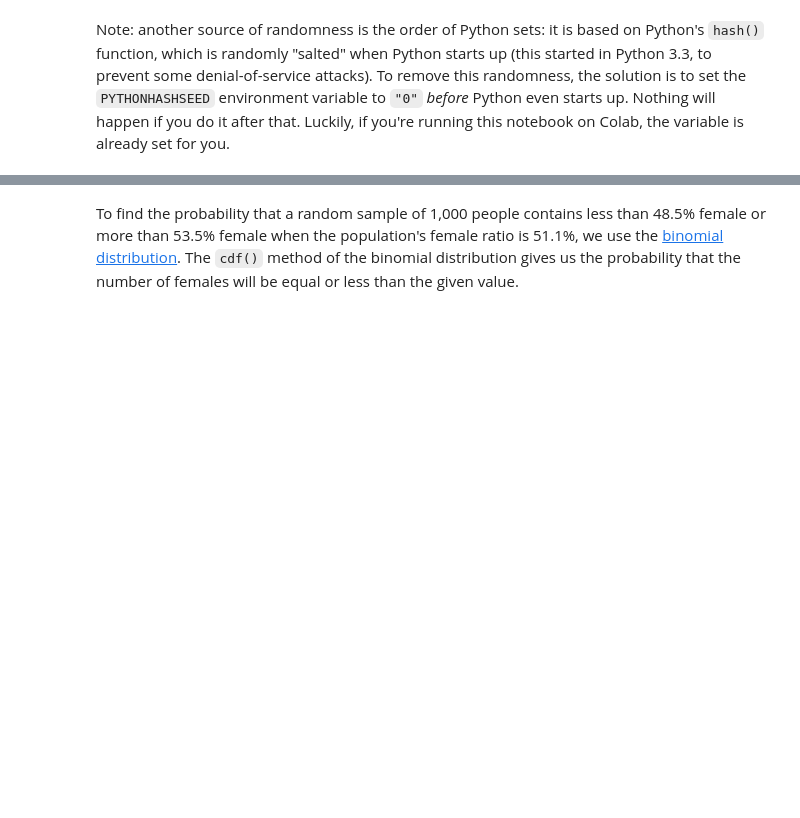
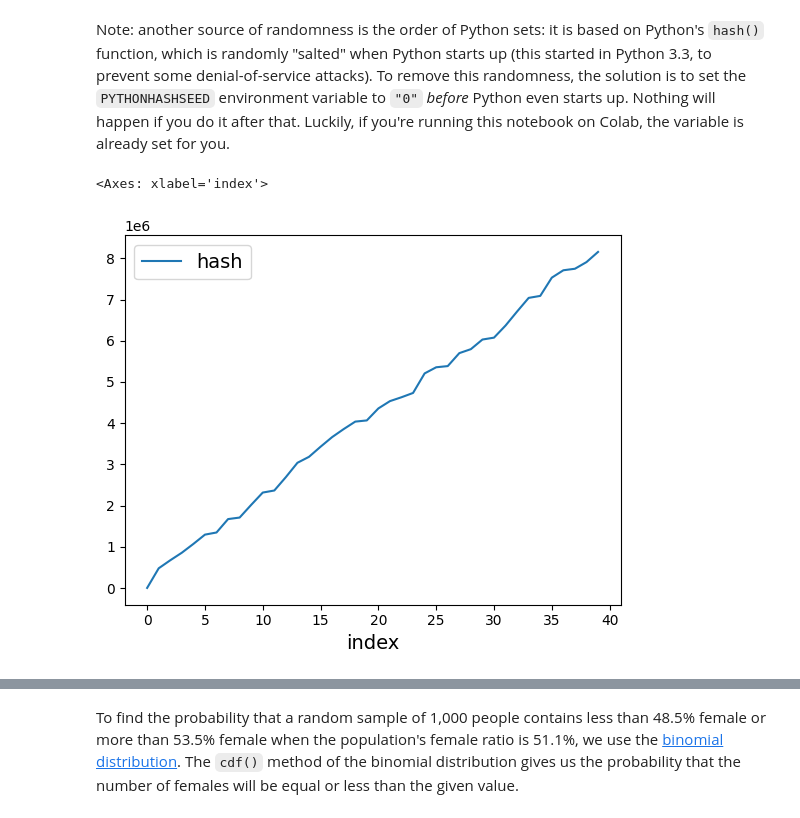
Before and after one commit to Tclack88/handson-ml3, a Jupyter notebook: 02_end_to_end_machine_learning_project.ipynb, the cells around one changed output, grey strips where cells are left out. Drawn from its saved outputs; the diff is of its cells as text; code cells hidden in the pictures; blank space fills up the shorter version.

```diff
--- a/02_end_to_end_machine_learning_project.ipynb
+++ b/02_end_to_end_machine_learning_project.ipynb
@@ -217,6 +217,22 @@ def split_data_with_id_hash(data, test_ratio, id_column):
 # %%
 housing_with_id = housing.reset_index()  # adds an `index` column
 train_set, test_set = split_data_with_id_hash(housing_with_id, 0.2, "index")
+# %%
+# Was curious to see this crc32 algorithm. I knew it was for error
+# checking, but didn't know it could be used as a hash. Wanted to
+# check and see the uniformity. It's quite uniform:
+temp_housing = housing_with_id.copy()
+temp_housing['hash'] = [crc32(np.int64(h)) for h in temp_housing.index]
+temp_housing.sort_values('hash', inplace=True)
+temp_housing = temp_housing.reset_index()
+temp_housing.drop(columns=['index'], inplace=True)
+temp_housing.reset_index(inplace=True)
+temp_housing['next_hash'] = temp_housing.hash.shift(-1)
+temp_housing['hash_diff'] = temp_housing.next_hash - temp_housing.hash
+temp_housing[:40].plot(x='index',y='hash') # have to zoom in. ALL data looks like a straight line
+# %% [output]
+<Axes: xlabel='index'>
+[figure, added]
 # %%
 housing_with_id["id"] = housing["longitude"] * 1000 + housing["latitude"]
 train_set, test_set = split_data_with_id_hash(housing_with_id, 0.2, "id")
```
Also changed, not shown: parts of 5 cells of this notebook.
